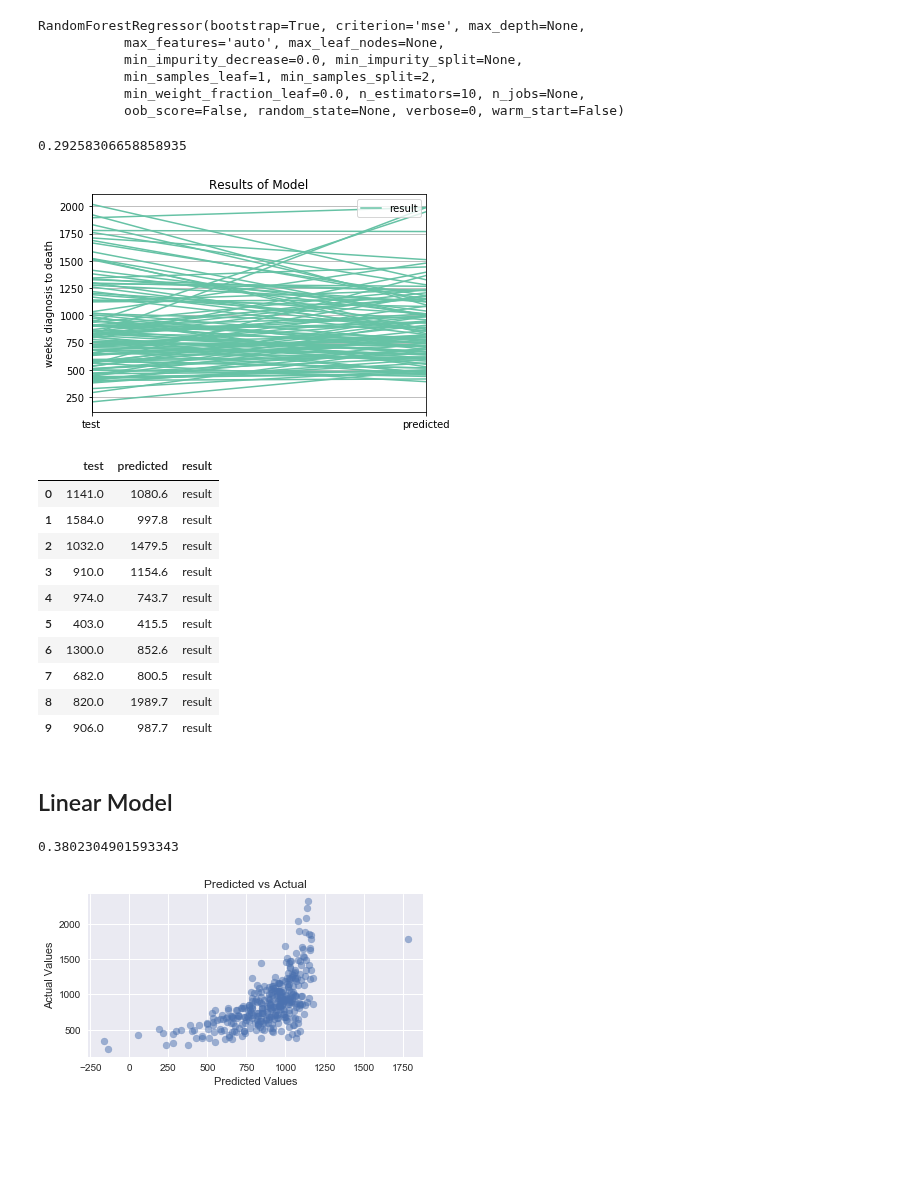
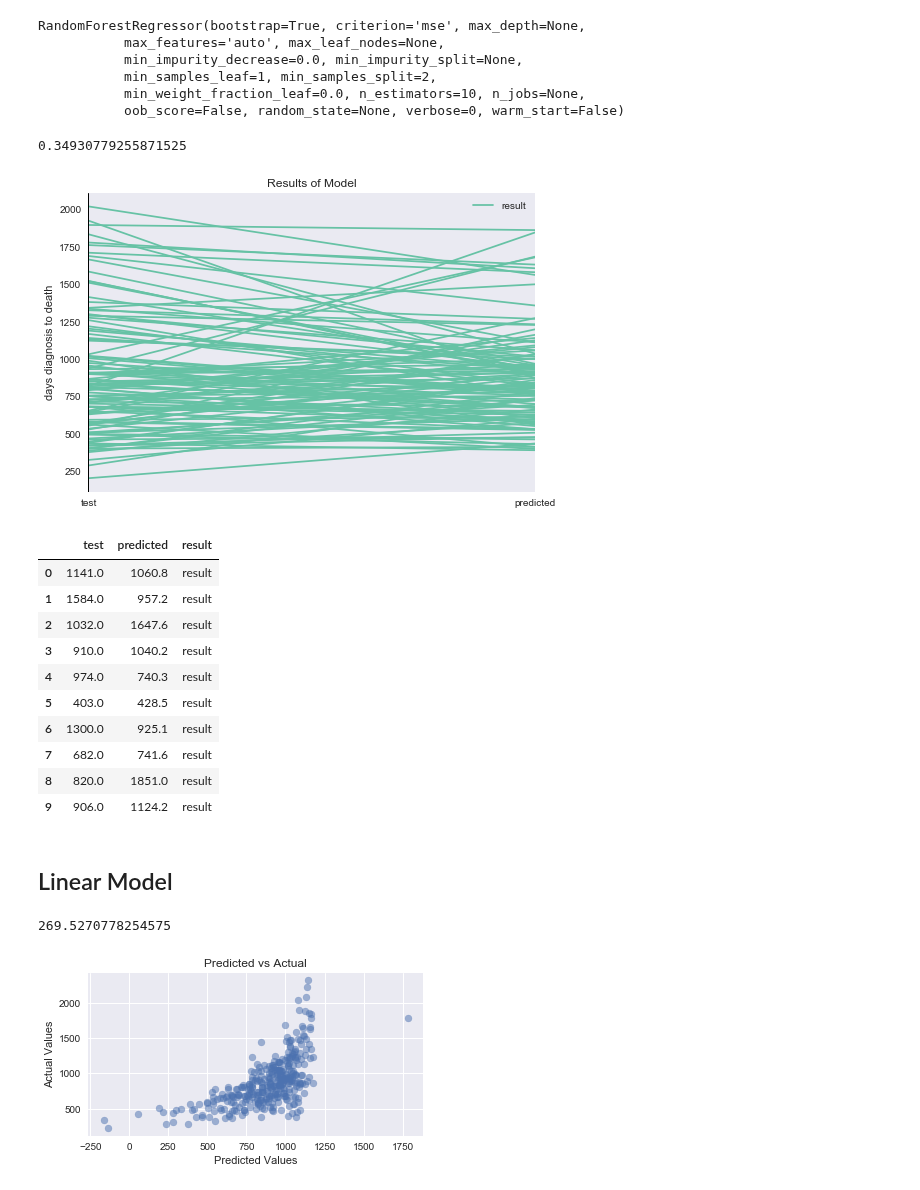
Before and after one commit to ttompk/als, a Jupyter notebook: model.ipynb, the cells around one changed output. Drawn from its saved outputs; the diff is of its cells as text; code cells hidden in the pictures; blank space fills up the shorter version.

```diff
--- a/model.ipynb
+++ b/model.ipynb
@@ -120,9 +120,14 @@ X1 = placebo[['Subject_used_Riluzole', 'age_trial_start_years', 'death_day_since
               'Race_Americ_Indian_Alaska_Native', 'Race_Asian', 'Race_Black_African_American',
               'Race_Hawaiian_Pacific_Islander', 'Race_Caucasian', 'slope' , 'death_day_mean',
              'death_day_stdev']].copy()
+X2 = placebo[['Subject_used_Riluzole', 'age_trial_start_years', 'death_day_since_onset',
+              'Race_Americ_Indian_Alaska_Native', 'Race_Asian', 'Race_Black_African_American',
+              'Race_Hawaiian_Pacific_Islander', 'Race_Caucasian', 'slope']].copy()
 # %%
 # get rid of the nans
 X1.dropna(axis=0, inplace=True)
+# %%
+X2.dropna(axis=0, inplace=True)
 # %%
 print(X1.shape)
 X1.head()
@@ -143,5 +148,9 @@ X = X1.drop('death_day_since_onset', axis=1)
+# %%
+# assign target, features
+y_2 = X2['death_day_since_onset']
+X_2 = X2.drop('death_day_since_onset', axis=1)
 # %%
-X_train, X_test, y_train, y_test = train_test_split(X, y, test_size=0.25, random_state=1234)
+X_train, X_test, y_train, y_test = train_test_split(X_2, y_2, test_size=0.25, random_state=1234)
 # %% [markdown]
 #### Random Forest
 # %%
@@ -161,15 +170,15 @@ RandomForestRegressor(bootstrap=True, criterion='mse', max_depth=None,
 # score - R2
 model.score(X_test, y_test.values)
 # %% [output]
-0.29258306658858935
+0.34930779255871525
 # %%
 # predicted y values
 y_predicted = model.predict(X_test)
 # %%
 # plot the
-plot_model_parallel(y_test, y_predicted, 'weeks diagnosis to death')
+plot_model_parallel(y_test, y_predicted, 'days diagnosis to death')
 # %% [output]
-[figure, old version]
+[figure, new version]
 # %%
 # overview of test and predict data
 data = pd.DataFrame(y_test.values, columns=["test"])
@@ -178,16 +187,16 @@ data['result']='result'
 data.head(10)
 # %% [output]
 |  | test | predicted | result |
-| 0 | 1141.0 | 1080.6 | result |
-| 1 | 1584.0 | 997.8 | result |
-| 2 | 1032.0 | 1479.5 | result |
-| 3 | 910.0 | 1154.6 | result |
-| 4 | 974.0 | 743.7 | result |
-| 5 | 403.0 | 415.5 | result |
-| 6 | 1300.0 | 852.6 | result |
-| 7 | 682.0 | 800.5 | result |
-| 8 | 820.0 | 1989.7 | result |
-| 9 | 906.0 | 987.7 | result |
+| 0 | 1141.0 | 1060.8 | result |
+| 1 | 1584.0 | 957.2 | result |
+| 2 | 1032.0 | 1647.6 | result |
+| 3 | 910.0 | 1040.2 | result |
+| 4 | 974.0 | 740.3 | result |
+| 5 | 403.0 | 428.5 | result |
+| 6 | 1300.0 | 925.1 | result |
+| 7 | 682.0 | 741.6 | result |
+| 8 | 820.0 | 1851.0 | result |
+| 9 | 906.0 | 1124.2 | result |
 # %% [markdown]
 ## Linear Model
 # %%
@@ -195,7 +204,7 @@ lm = LinearModel('linear', X, y)
 # %%
-lm.r2_adj
+lm.rmse
 # %% [output]
-0.3802304901593343
+269.5270778254575
 # %%
 lm_plot(lm.predicted, lm.y_train)
 # %% [output]
```
Also changed, not shown: parts of 2 cells of this notebook, 6 other files.
